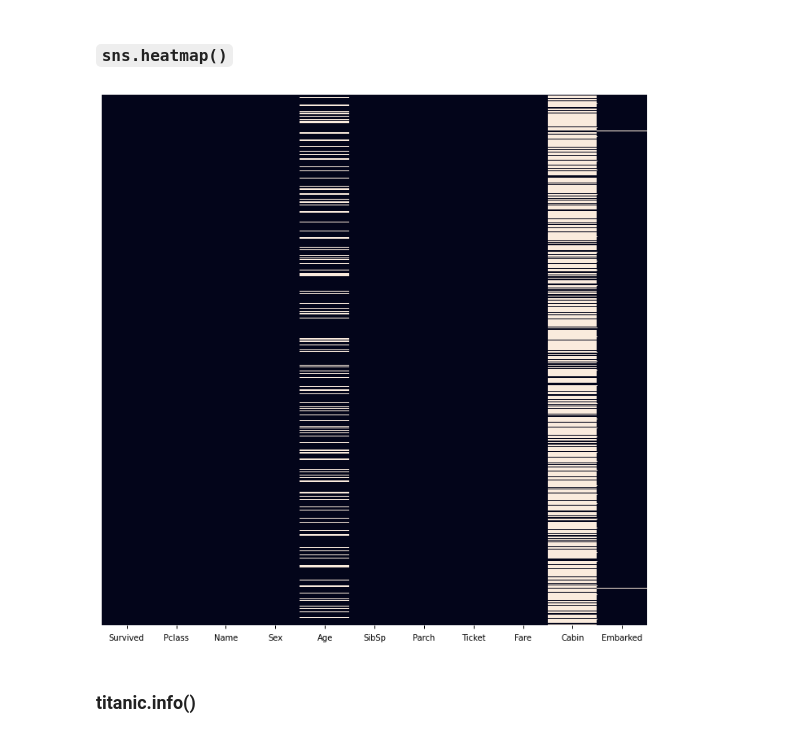
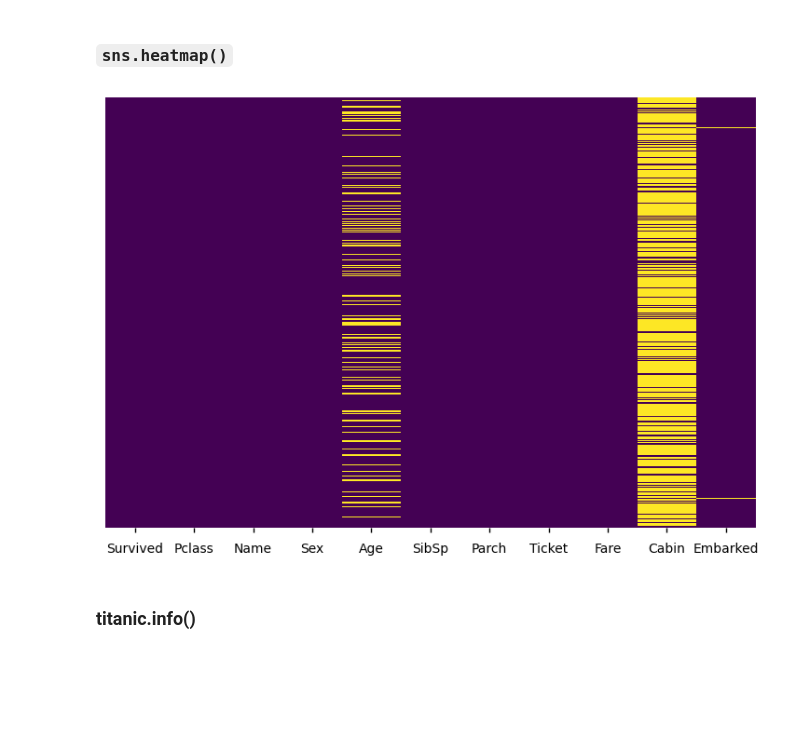
Before and after one commit to PaulToronto/Howard-University-Coursera-Linear-Algebra-For-Data-Science-Specialization, a Jupyter notebook: 1_1_2_Modeling_Data_in_Python.ipynb, the cells around one changed output. Saved outputs shown, nothing was run; the diff lists cells and outputs as text; code cells hidden in the pictures; blank space fills up the shorter version.

```diff
--- a/1_1_2_Modeling_Data_in_Python.ipynb
+++ b/1_1_2_Modeling_Data_in_Python.ipynb
@@ -54,5 +63,5 @@ sns.palettes.color_palette('coolwarm')
 # %%
-plt.style.use('seaborn-notebook')
+plt.style.use('seaborn-v0_8-notebook')
 # %% [markdown]
 ## 1.1.2.1 Using Graphs in Python to Model Data
 # %% [markdown]
@@ -88,10 +97,11 @@ titanic.head()
 # %% [markdown]
 ### `sns.heatmap()`
 # %%
-plt.figure(figsize=(12, 12))
-sns.heatmap(titanic.isnull(), yticklabels=False, cbar=False);
+plt.figure(figsize=(9, 6))
+# no labels on y-axis and no color bar
+sns.heatmap(titanic.isnull(), yticklabels=False, cbar=False, cmap='viridis');
 # %% [output]
-[figure, old version]
+[figure, new version]
 # %% [markdown]
 ### titanic.info()
 # %%
```
Also changed, not shown: parts of 35 cells of this notebook.
